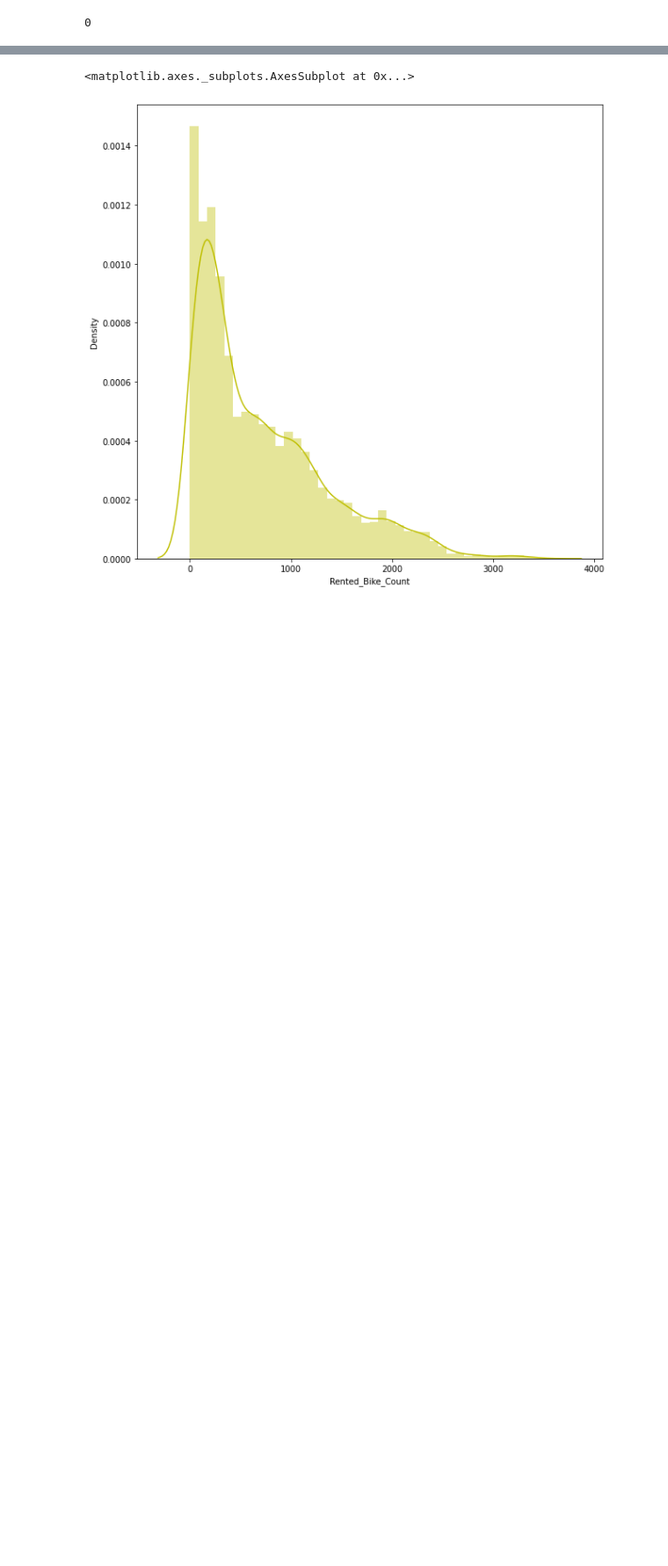
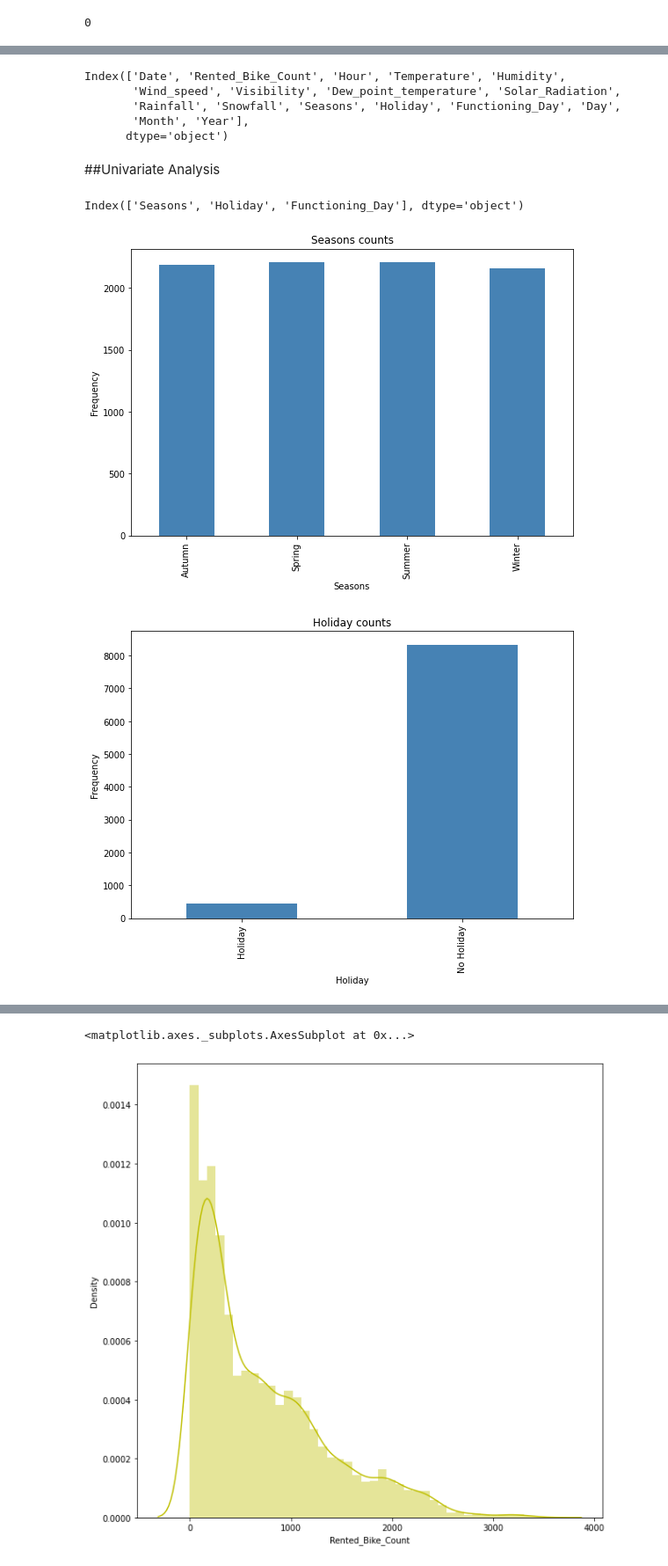
Before and after one commit to anshu57/Bike-Sharing-Demand-Prediction, a Jupyter notebook: Bike_Sharing_Demand_Prediction_Capstone_Project.ipynb, the cells around one changed output, grey strips where cells are left out. Shown at 88% size. Cells and saved outputs as stored; diff of their text form; code cells hidden in the pictures; blank space fills up the shorter version.

Commit message:
Univariate Analysis Done

```diff
--- a/Bike_Sharing_Demand_Prediction_Capstone_Project.ipynb
+++ b/Bike_Sharing_Demand_Prediction_Capstone_Project.ipynb
@@ -126,0 +144,8 @@ len(dataset[dataset.duplicated()])
+# %%
+#Converting the Date column in Datetime Dtype
+dataset['Date']=pd.to_datetime(dataset['Date'])
+
+#Breaking Down the Date into 3 Components
+dataset['Day']=dataset['Date'].dt.day
+dataset['Month']=dataset['Date'].dt.month
+dataset['Year']=dataset['Date'].dt.year
@@ -126,0 +168,29 @@ len(dataset[dataset.duplicated()])
+# %%
+dataset.columns
+# %% [output]
+Index(['Date', 'Rented_Bike_Count', 'Hour', 'Temperature', 'Humidity',
+       'Wind_speed', 'Visibility', 'Dew_point_temperature', 'Solar_Radiation',
+       'Rainfall', 'Snowfall', 'Seasons', 'Holiday', 'Functioning_Day', 'Day',
+       'Month', 'Year'],
+      dtype='object')
+# %% [markdown]
+##Univariate Analysis
+# %%
+categorical_features = dataset.describe(include = ['object','category']).columns
+categorical_features
+# %% [output]
+Index(['Seasons', 'Holiday', 'Functioning_Day'], dtype='object')
+# %%
+#Bar Plot for Categorical variables
+for col in categorical_features:
+    counts = dataset[col].value_counts().sort_index()
+    fig = plt.figure(figsize=(9, 6))
+    ax = fig.gca()
+    counts.plot.bar(ax = ax, color='steelblue')
+    ax.set_title(col + ' counts')
+    ax.set_xlabel(col)
+    ax.set_ylabel("Frequency")
+plt.show()
+# %% [output]
+[figure, added]
+[figure, added]
```
Also changed, not shown: parts of 16 cells of this notebook.
